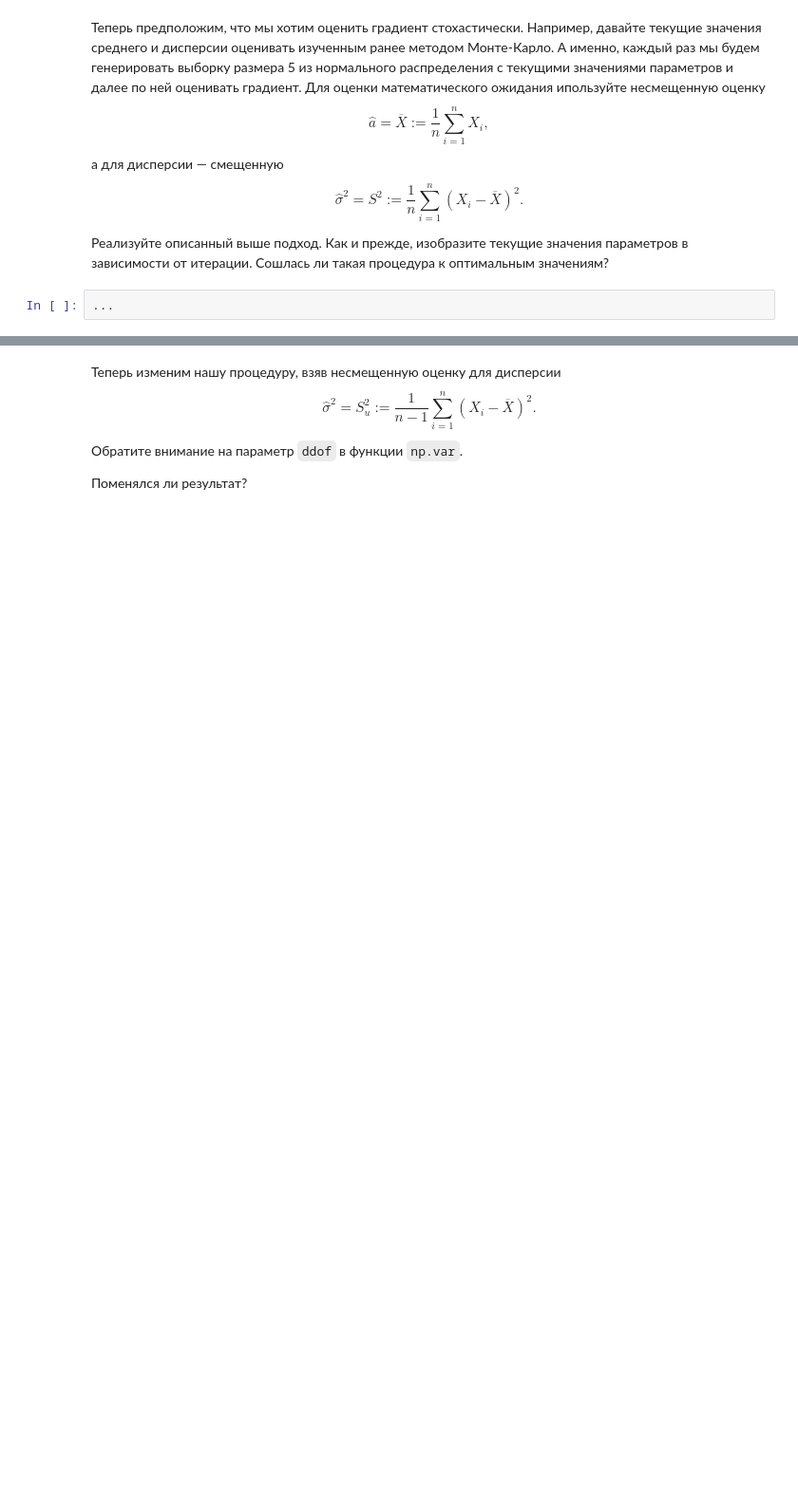
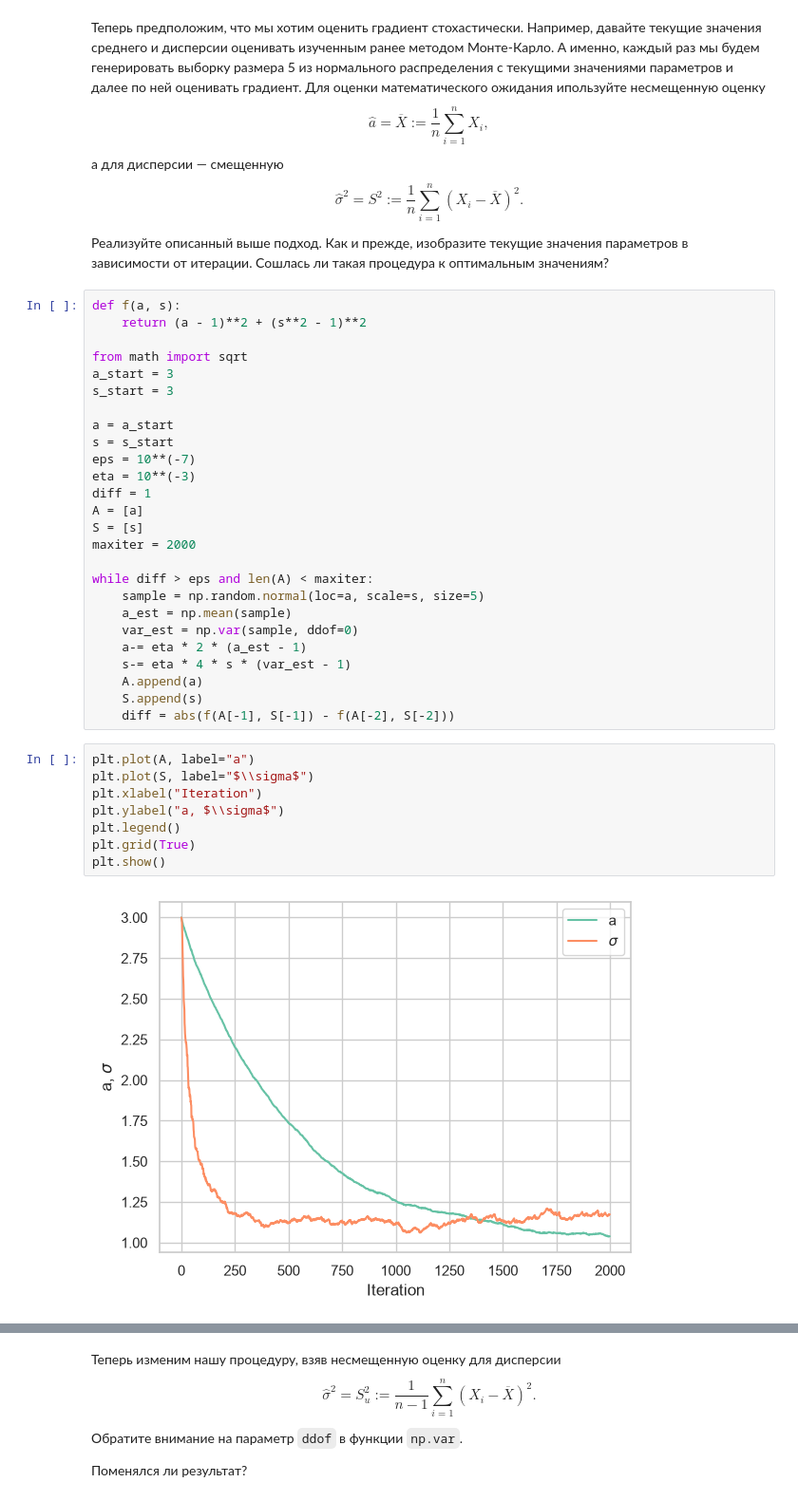
Before and after one commit to rudenkornk/ml_experiments, a Jupyter notebook: src/task-2l.ipynb, the cells around one changed output, grey strips where cells are left out. Shown at 95% size. Saved outputs shown, nothing was run; the diff lists cells and outputs as text; blank space fills up the shorter version.

```diff
--- a/src/task-2l.ipynb
+++ b/src/task-2l.ipynb
@@ -181,4 +291,38 @@ $$\widehat{\sigma}^2 = S^2 := \frac{1}{n}\sum_{i=1}^n \left(X_i - \overline{X}\r
 
 Реализуйте описанный выше подход. Как и прежде, изобразите текущие значения параметров в зависимости от итерации. Сошлась ли такая процедура к оптимальным значениям?
 # %%
-...
+def f(a, s):
+    return (a - 1)**2 + (s**2 - 1)**2
+
+from math import sqrt
+a_start = 3
+s_start = 3
+
+a = a_start
+s = s_start
+eps = 10**(-7)
+eta = 10**(-3)
+diff = 1
+A = [a]
+S = [s]
+maxiter = 2000
+
+while diff > eps and len(A) < maxiter:
+    sample = np.random.normal(loc=a, scale=s, size=5)
+    a_est = np.mean(sample)
+    var_est = np.var(sample, ddof=0)
+    a-= eta * 2 * (a_est - 1)
+    s-= eta * 4 * s * (var_est - 1)
+    A.append(a)
+    S.append(s)
+    diff = abs(f(A[-1], S[-1]) - f(A[-2], S[-2]))
+# %%
+plt.plot(A, label="a")
+plt.plot(S, label="$\\sigma$")
+plt.xlabel("Iteration")
+plt.ylabel("a, $\\sigma$")
+plt.legend()
+plt.grid(True)
+plt.show()
+# %% [output]
+[figure, added]
```
Also changed, not shown: parts of 29 cells of this notebook, 6 other files.
